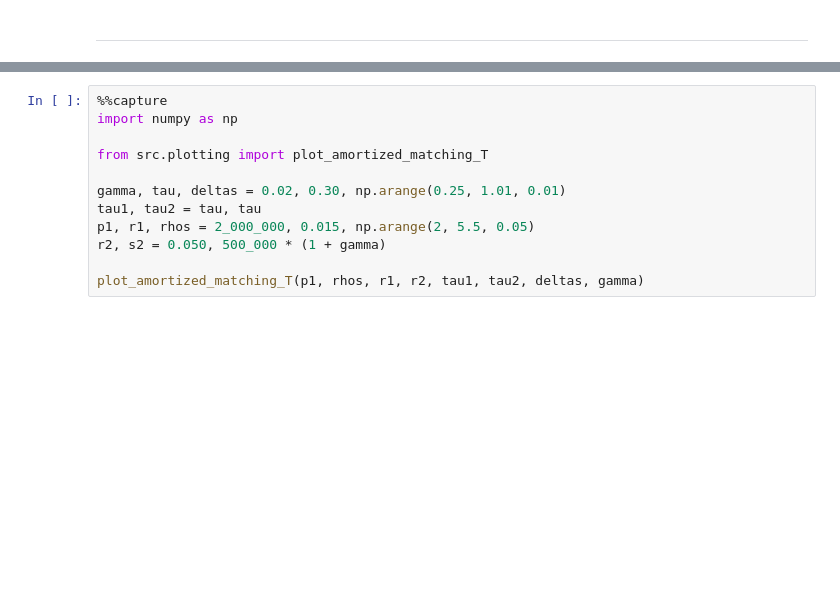
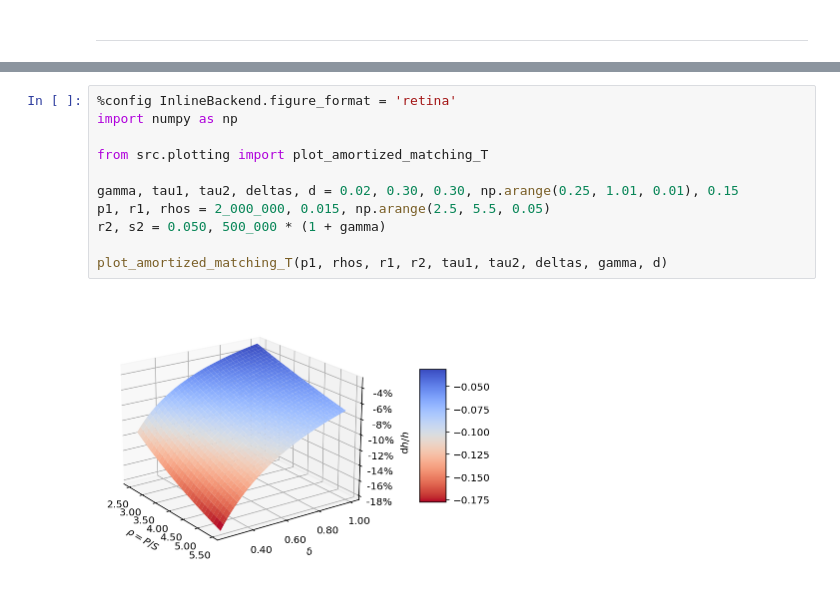
Before and after one commit to vezeli/amortized-loans, a Jupyter notebook: presentation_fair_price_model.ipynb, the cells around one changed output, grey strips where cells are left out. Saved outputs shown, nothing was run; the diff lists cells and outputs as text; blank space fills up the shorter version.

```diff
--- a/presentation_fair_price_model.ipynb
+++ b/presentation_fair_price_model.ipynb
@@ -229,12 +283,13 @@ For the parameters given in **Example 1A** calculate the relative change of equi
 # %%
-%%capture
+%config InlineBackend.figure_format = 'retina'
 import numpy as np
 
 from src.plotting import plot_amortized_matching_T
 
-gamma, tau, deltas = 0.02, 0.30, np.arange(0.25, 1.01, 0.01)
-tau1, tau2 = tau, tau
-p1, r1, rhos = 2_000_000, 0.015, np.arange(2, 5.5, 0.05)
+gamma, tau1, tau2, deltas, d = 0.02, 0.30, 0.30, np.arange(0.25, 1.01, 0.01), 0.15
+p1, r1, rhos = 2_000_000, 0.015, np.arange(2.5, 5.5, 0.05)
 r2, s2 = 0.050, 500_000 * (1 + gamma)
 
-plot_amortized_matching_T(p1, rhos, r1, r2, tau1, tau2, deltas, gamma)
+plot_amortized_matching_T(p1, rhos, r1, r2, tau1, tau2, deltas, gamma, d)
+# %% [output]
+[figure, added]
```
Also changed, not shown: parts of 16 cells of this notebook, 2 other files.
